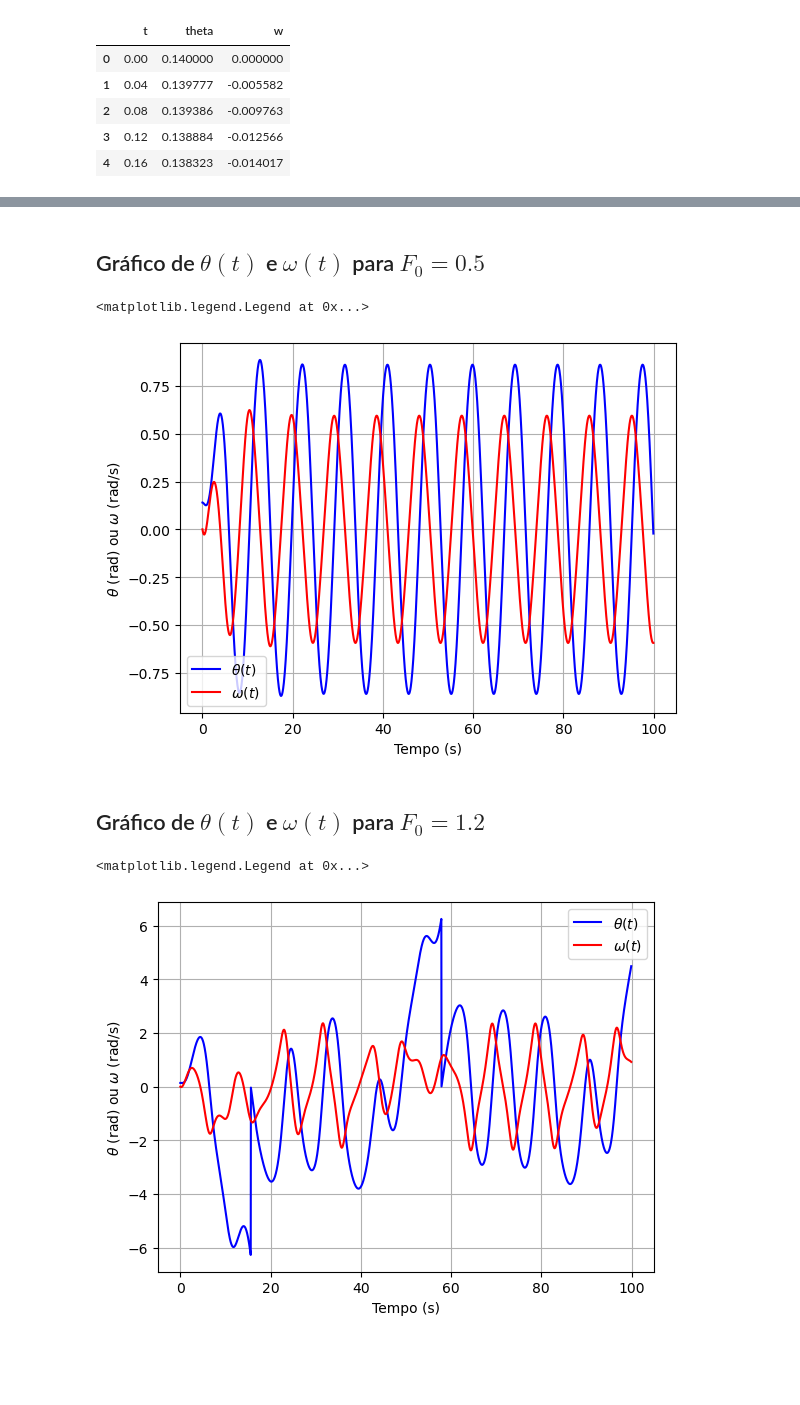
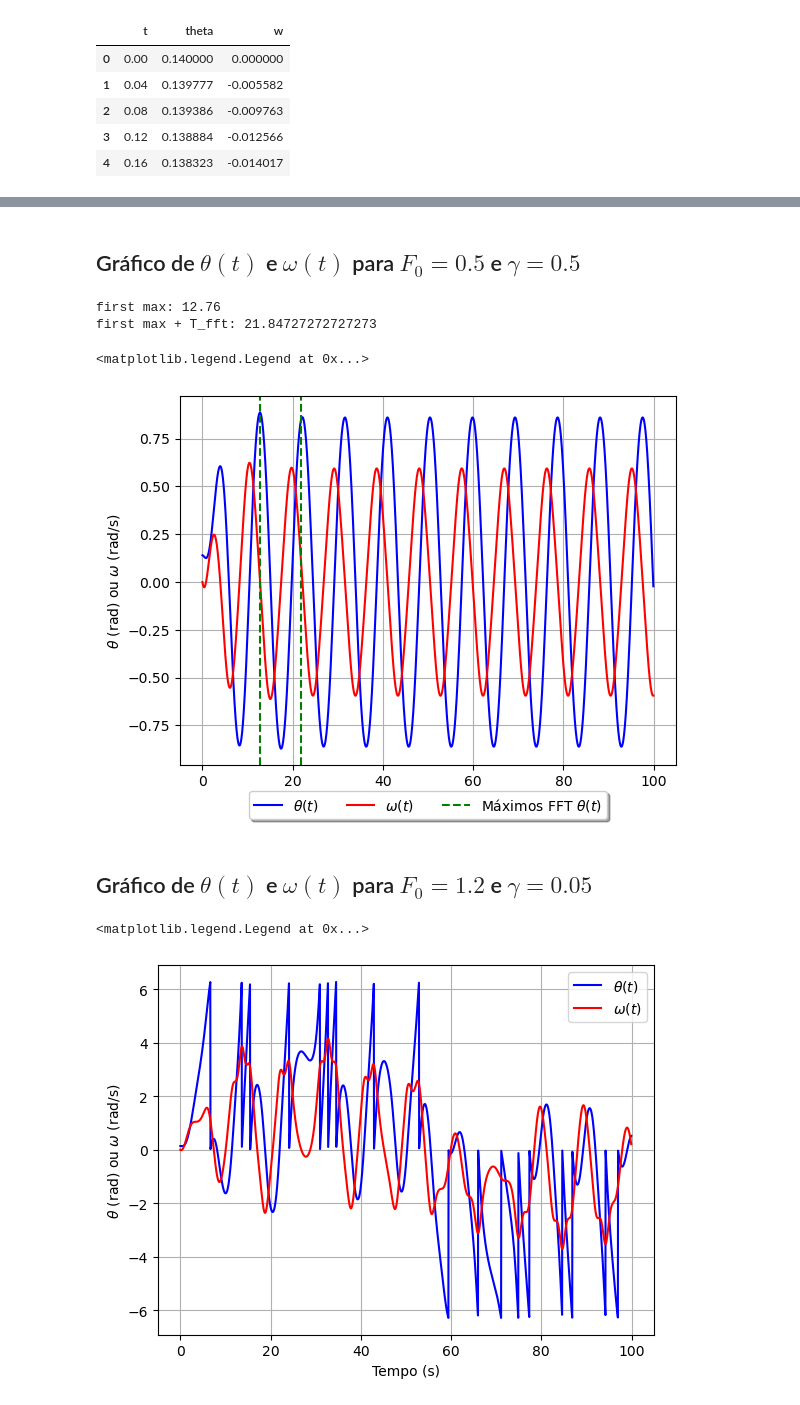
Before and after one commit to brenopelegrin/intro-fiscomp, a Jupyter notebook: projeto-4/tarefa-B/analise.ipynb, the cells around one changed output, grey strips where cells are left out. Cells and saved outputs as stored; diff of their text form; code cells hidden in the pictures; blank space fills up the shorter version.

```diff
--- a/projeto-4/tarefa-B/analise.ipynb
+++ b/projeto-4/tarefa-B/analise.ipynb
@@ -95,10 +95,13 @@ ax4.legend()
 # %% [markdown]
 ## Importação de dados do Fortran
 # %%
-df1 = pd.read_csv('./b4_dados_1.csv', sep=',', header=0)
-df2 = pd.read_csv('./b4_dados_2.csv', sep=',', header=0)
-df3 = pd.read_csv('./b4_dados_3.csv', sep=',', header=0)
-df3.head()
+df1_g1 = pd.read_csv('./b4_dados_f0_1_g_1.csv', sep=',', header=0)
+df2_g1 = pd.read_csv('./b4_dados_f0_2_g_1.csv', sep=',', header=0)
+df3_g1 = pd.read_csv('./b4_dados_f0_3_g_1.csv', sep=',', header=0)
+df1_g2 = pd.read_csv('./b4_dados_f0_1_g_2.csv', sep=',', header=0)
+df2_g2 = pd.read_csv('./b4_dados_f0_2_g_2.csv', sep=',', header=0)
+df3_g2 = pd.read_csv('./b4_dados_f0_3_g_2.csv', sep=',', header=0)
+df3_g2.head()
 # %% [output]
 |  | t | theta | w |
 | 0 | 0.00 | 0.140000 | 0.000000 |
@@ -122,37 +151,43 @@ ax5.legend()
 # %% [markdown]
-## Gráfico de $\theta(t)$ e $\omega(t)$ para $F_0 = 0.5$
+## Gráfico de $\theta(t)$ e $\omega(t)$ para $F_0 = 0.5$ e $\gamma = 0.5$
 # %%
-# only use for gamma = 0.5
-#dft_transform=np.fft.fft(df2['theta'])[0:len(df2['theta'])//2]
-#dt=0.04
-#frequencias=np.fft.fftfreq(len(df2['theta']),dt)[0:len(df2['theta'])//2]
-#frequencia=frequencias[np.argmax(np.abs(dft_transform))]
-#print(f"first max: {float(df2[np.isclose(df2['theta'], df2['theta'].max())]['t'])}")
-#print(f"first max + T_fft: {float(df2[np.isclose(df2['theta'], df2['theta'].max())]['t']) + 1/frequencia}")
+dft_transform=np.fft.fft(df2_g2['theta'])[0:len(df2_g2['theta'])//2]
+dt=0.04
+frequencias=np.fft.fftfreq(len(df2_g2['theta']),dt)[0:len(df2_g2['theta'])//2]
+
+frequencia_fft=frequencias[np.argmax(np.abs(dft_transform))]
+periodo_fft = 1/frequencia_fft
+
+first_max_t = float(df2_g2[np.isclose(df2_g2['theta'], df2_g2['theta'].max())]['t'])
+print(f"first max: {first_max_t}")
+print(f"first max + T_fft: {first_max_t+periodo_fft}")
+# %% [output]
+first max: 12.76
+first max + T_fft: 21.84727272727273
 # %%
 f6, ax6 = plt.subplots()
-ax6.plot(df2['t'], df2['theta'], color='blue', label='$\\theta(t)$')
-ax6.plot(df2['t'], df2['w'], color='red', label='$\\omega(t)$')
+ax6.plot(df2_g2['t'], df2_g2['theta'], color='blue', label='$\\theta(t)$')
+ax6.plot(df2_g2['t'], df2_g2['w'], color='red', label='$\\omega(t)$')
 ax6.set_xlabel('Tempo (s)')
 ax6.set_ylabel('$\\theta$ (rad) ou $\\omega$ (rad/s)')
-# only use for gamma = 0.5
-#ax6.axvline(float(df2[np.isclose(df2['theta'], df2['theta'].max())]['t']), color='green')
-#ax6.axvline(float(df2[np.isclose(df2['theta'], df2['theta'].max())]['t']) + 1/frequencia, color='green')
+ax6.axvline(first_max_t, color='green', linestyle='--')
+ax6.axvline(first_max_t+periodo_fft, color='green', linestyle='--', label='Máximos FFT $\\theta(t)$')
 ax6.grid()
-ax6.legend()
+ax6.legend(loc='upper center', bbox_to_anchor=(0.5, -0.05),
+          fancybox=True, shadow=True, ncol=3)
 # %% [output]
 <matplotlib.legend.Legend at 0x...>
-[figure, old version]
+[figure, new version]
 # %% [markdown]
-## Gráfico de $\theta(t)$ e $\omega(t)$ para $F_0 = 1.2$
+## Gráfico de $\theta(t)$ e $\omega(t)$ para $F_0 = 1.2$ e $\gamma = 0.05$
 # %%
 f7, ax7 = plt.subplots()
-ax7.plot(df3['t'], df3['theta'], color='blue', label='$\\theta(t)$')
-ax7.plot(df3['t'], df3['w'], color='red', label='$\\omega(t)$')
+ax7.plot(df3_g1['t'], df3_g1['theta'], color='blue', label='$\\theta(t)$')
+ax7.plot(df3_g1['t'], df3_g1['w'], color='red', label='$\\omega(t)$')
 ax7.set_xlabel('Tempo (s)')
 ax7.set_ylabel('$\\theta$ (rad) ou $\\omega$ (rad/s)')
 ax7.grid()
 ax7.legend()
 # %% [output]
 <matplotlib.legend.Legend at 0x...>
-[figure, old version]
+[figure, new version]
```
Also changed, not shown: parts of 8 cells of this notebook, 11 other files.
